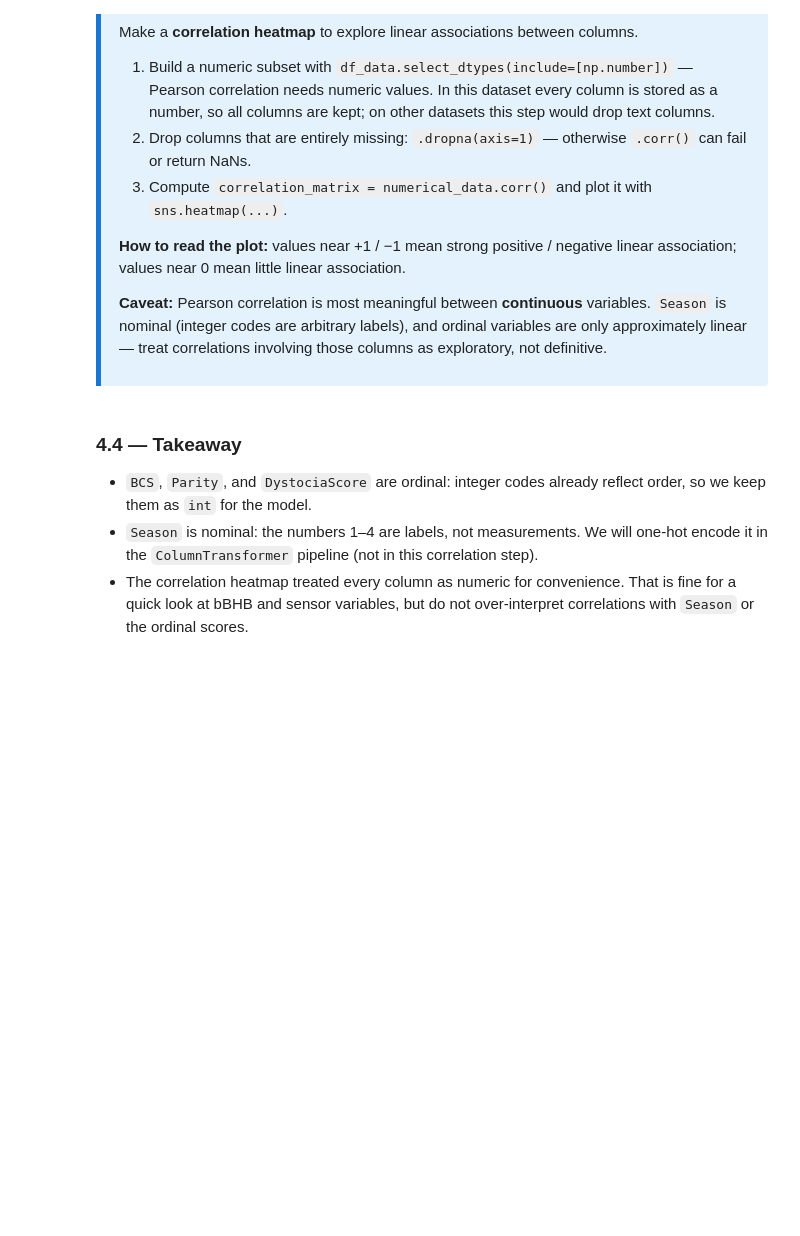
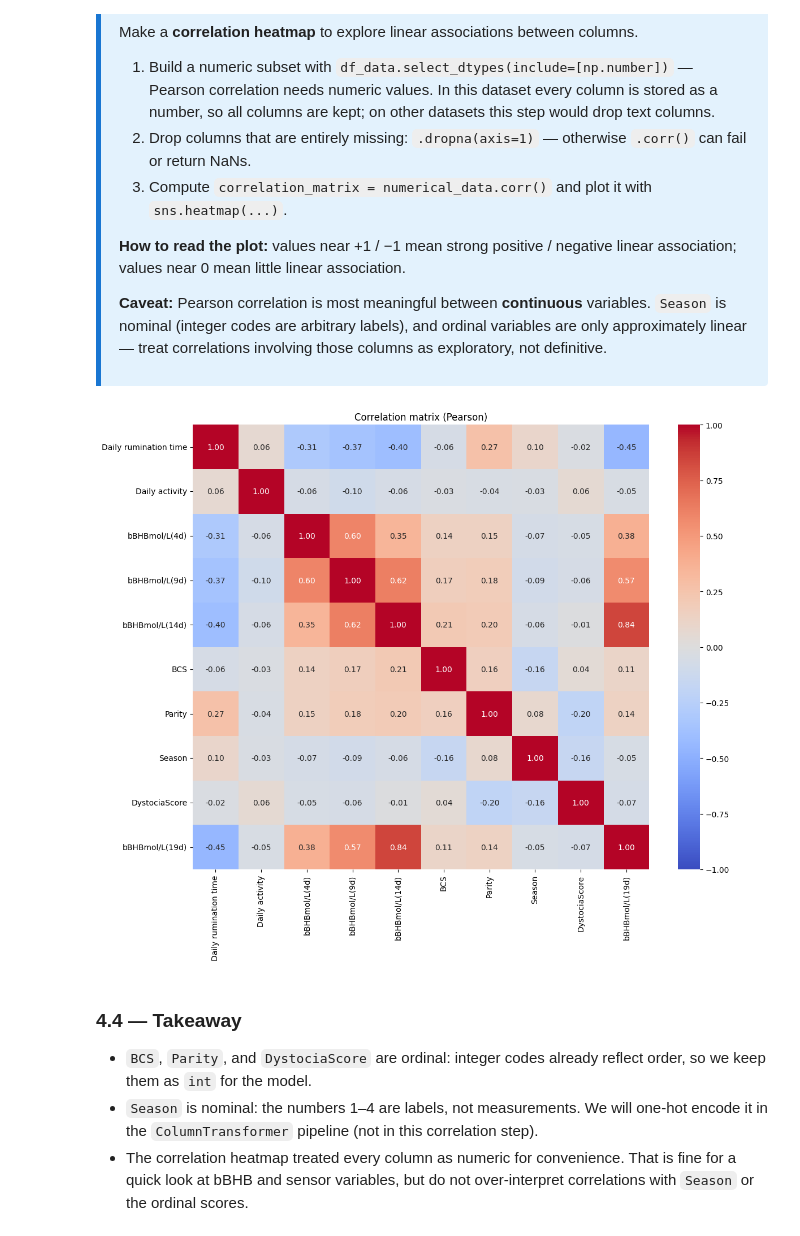
Before and after one commit to martagyldenkerne-png/ai4as_pitfalls_in_machine_learning_2026, a Jupyter notebook: notebooks_code/class_01_exercise.ipynb, the cells around one changed output. Saved outputs shown, nothing was run; the diff lists cells and outputs as text; code cells hidden in the pictures; blank space fills up the shorter version.

```diff
--- a/notebooks_code/class_01_exercise.ipynb
+++ b/notebooks_code/class_01_exercise.ipynb
@@ -266,13 +295,17 @@ Make a **correlation heatmap** to explore linear associations between columns.
 **Caveat:** Pearson correlation is most meaningful between **continuous** variables. `Season` is nominal (integer codes are arbitrary labels), and ordinal variables are only approximately linear — treat correlations involving those columns as exploratory, not definitive.
 </div>
 # %%
-# Add your code here
+# Correlation heatmap for numeric variables
+numerical_data = df_data.select_dtypes(include=[np.number]).dropna(axis=1)
+correlation_matrix = numerical_data.corr()
 
-# Hints:
-# - Subset to numeric columns with select_dtypes(include=[np.number])
-# - Drop all-NaN columns with dropna(axis=1) before correlating
-# - Compute correlation_matrix = numerical_data.corr()
-# - Plot a heatmap with sns.heatmap(..., annot=True)
+plt.figure(figsize=(12, 10))
+sns.heatmap(correlation_matrix, annot=True, fmt='.2f', cmap='coolwarm', vmin=-1, vmax=1)
+plt.title('Correlation matrix (Pearson)')
+plt.tight_layout()
+plt.show()
+# %% [output]
+[figure, added]
 # %% [markdown]
 ### 4.4 — Takeaway
 
```
Also changed, not shown: parts of 7 cells of this notebook, 2 other files.
